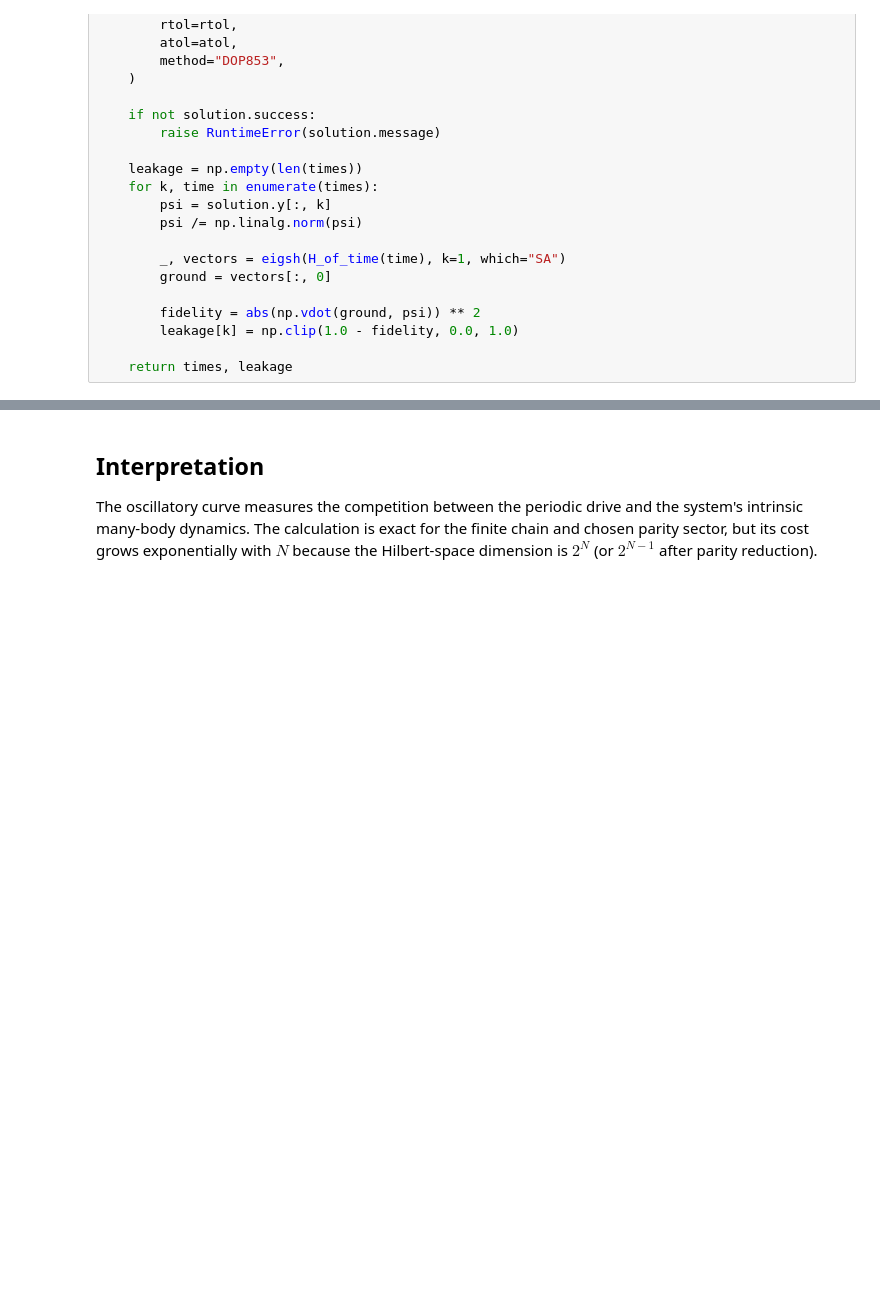
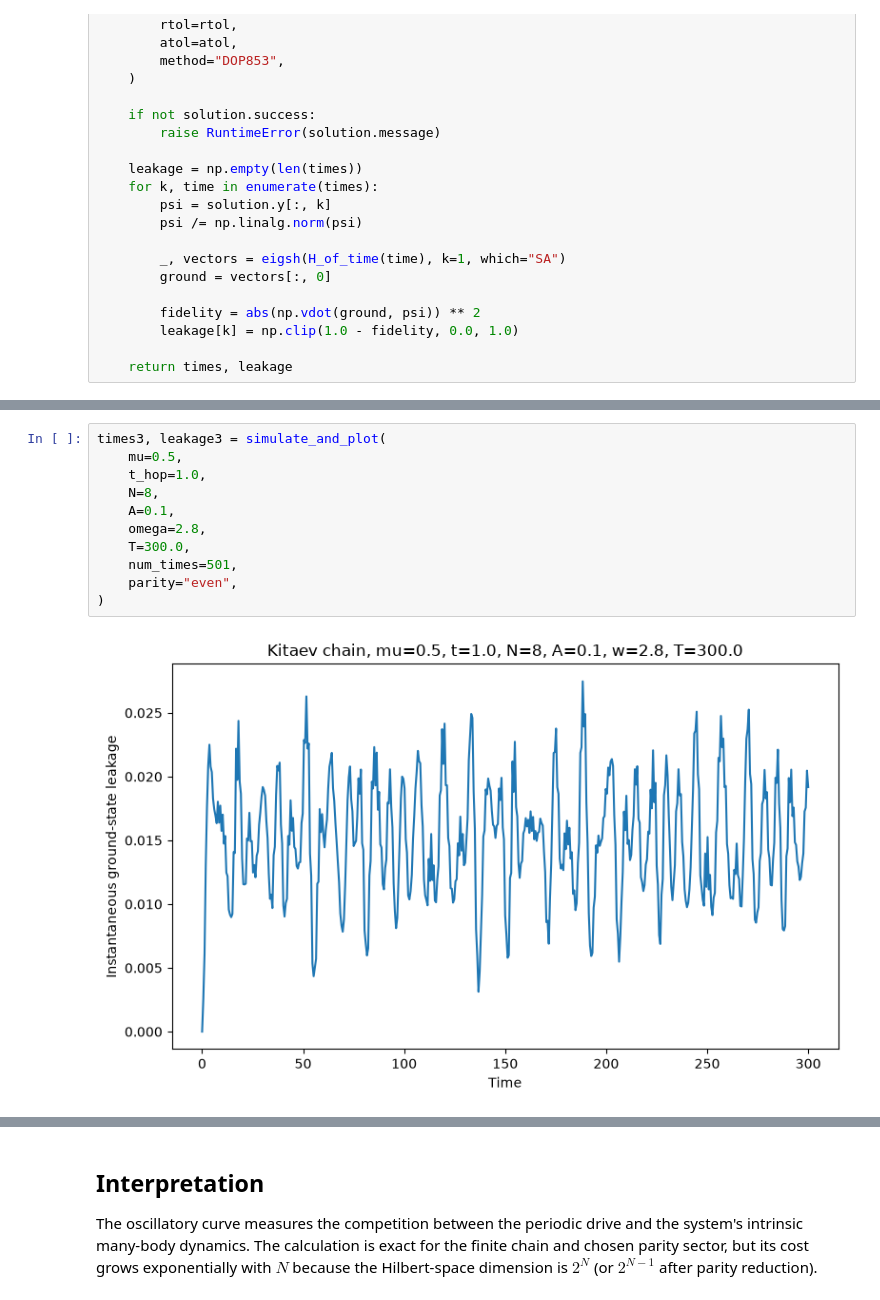
Before and after one commit to pingpingy1/kitaev_chain_time_dependence, a Jupyter notebook: kitaev_chain_simulation.ipynb, the cells around one changed output, grey strips where cells are left out. Saved outputs shown, nothing was run; the diff lists cells and outputs as text; blank space fills up the shorter version.

```diff
--- a/kitaev_chain_simulation.ipynb
+++ b/kitaev_chain_simulation.ipynb
@@ -239,0 +261,13 @@ plt.show()
+# %%
+times3, leakage3 = simulate_and_plot(
+    mu=0.5,
+    t_hop=1.0,
+    N=8,
+    A=0.1,
+    omega=2.8,
+    T=300.0,
+    num_times=501,
+    parity="even",
+)
+# %% [output]
+[figure, added]
```
Also changed, not shown: parts of 9 cells of this notebook.
